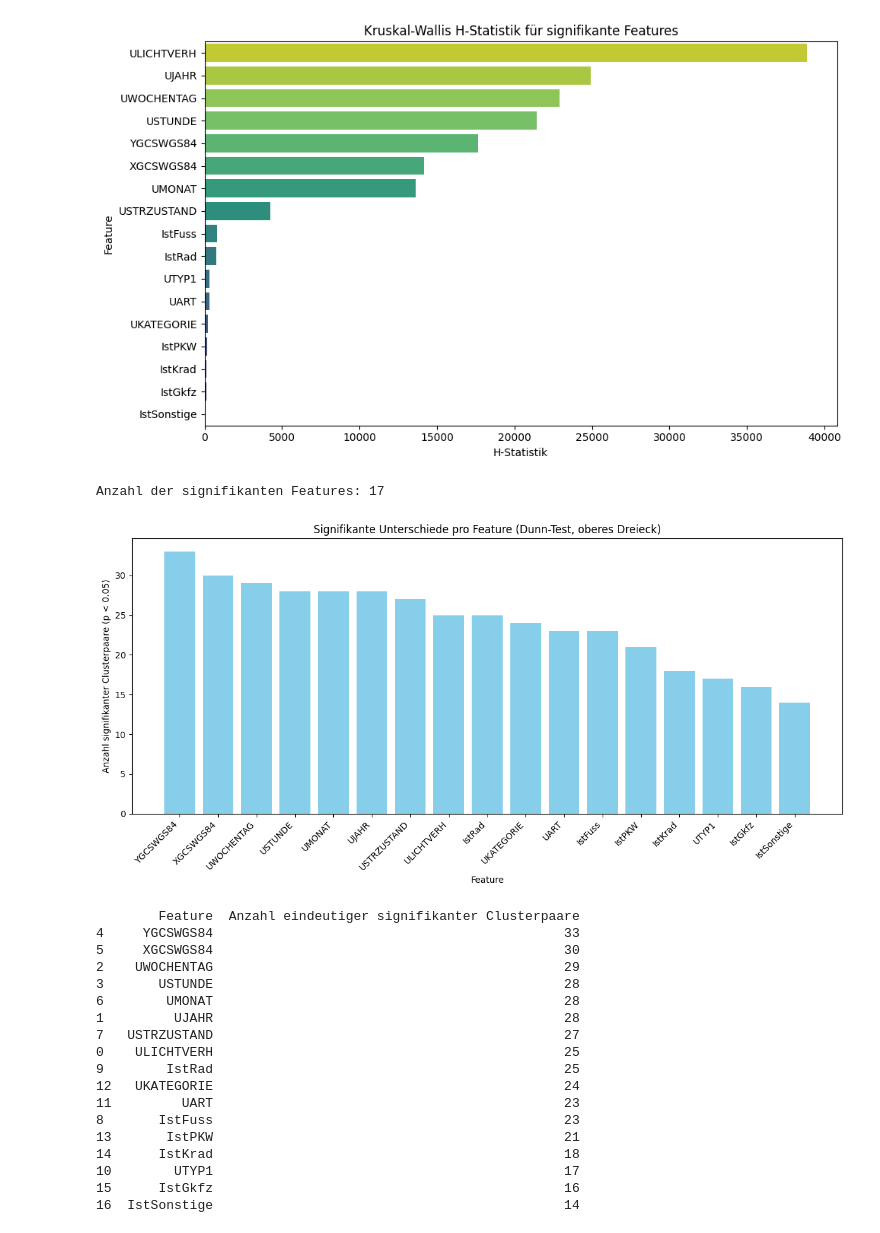
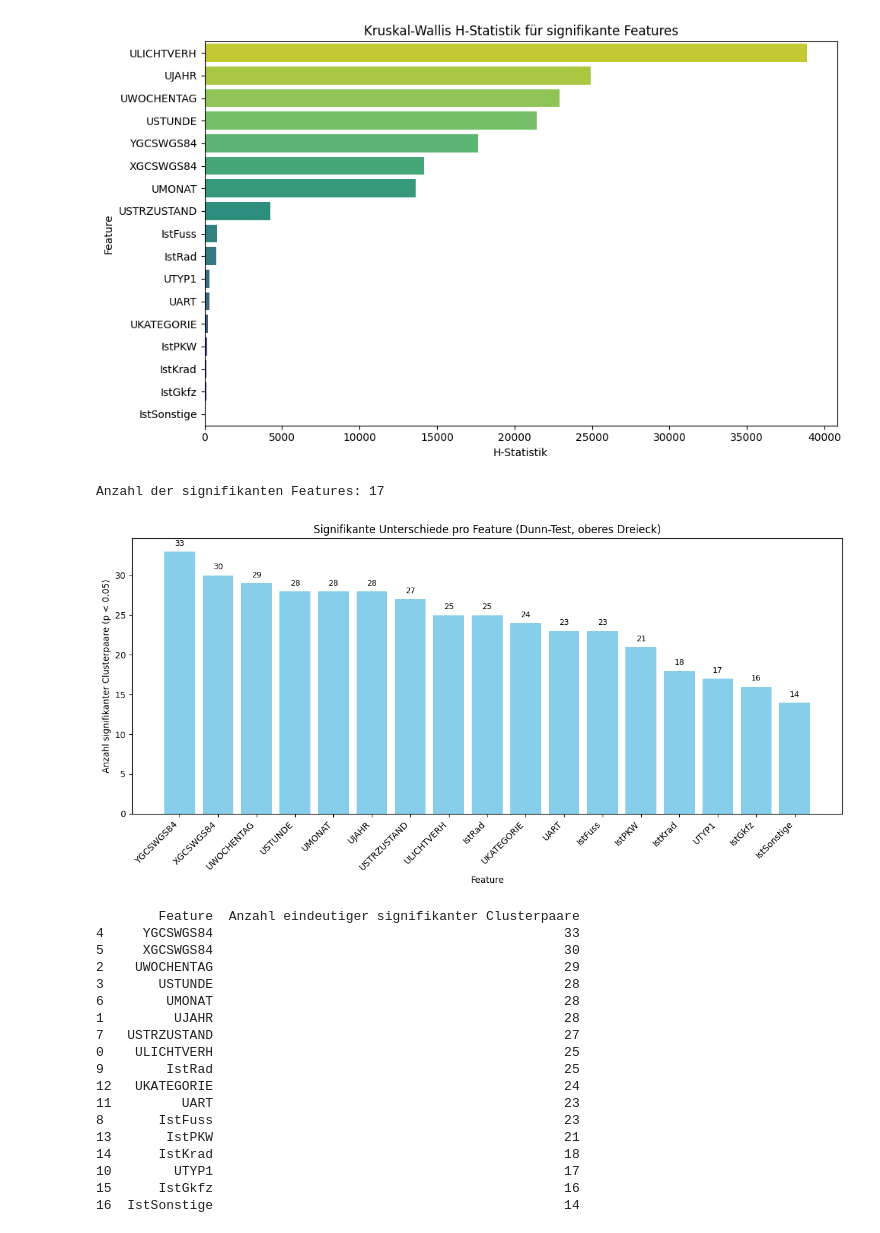
Before and after one commit to ifodor/Verkehrsunfallanalyse, a Jupyter notebook: K-Means/notebooks/02_Kruskal_Wallis_test.ipynb, the cells around one changed output. Cells and saved outputs as stored; diff of their text form; code cells hidden in the pictures.

```diff
--- a/K-Means/notebooks/02_Kruskal_Wallis_test.ipynb
+++ b/K-Means/notebooks/02_Kruskal_Wallis_test.ipynb
@@ -1,26 +1,24 @@
 # %%
-
 # -*- coding: utf-8 -*-
 """
-Auswertung von K-Means-Clustern mit Kruskal-Wallis- und Dunn-Test
+Auswertung von K-Means-Clustern mit Kruskal-Wallis- und Dunn-Test (angepasst an Code 1)
 """
 import os
 import warnings
 warnings.filterwarnings("ignore", category=UserWarning)
 warnings.filterwarnings("ignore", category=FutureWarning)
 
-import pandas as pd        # Für die Arbeit mit Tabellen und DataFrames (z. B. CSV laden, Datenmanipulation)
-import numpy as np         # Für numerische Berechnungen, Arrays, Masken etc.
-from scipy.stats import kruskal  # Für den Kruskal-Wallis-Test (nicht-parametrisch, Gruppenvergleich)
-import joblib              # Zum Laden und Speichern von Modellen und Objekten (z. B. KMeans, Scaler, Encoder)
-import matplotlib.pyplot as plt  # Für die Erstellung von Diagrammen und Visualisierungen
-import seaborn as sns      # Erweiterung für matplotlib mit schöneren und einfacheren Visualisierungen
-import scikit_posthocs as sp  # Für den Dunn-Test
+import pandas as pd
+import numpy as np
+from scipy.stats import kruskal
+import joblib
+import matplotlib.pyplot as plt
+import seaborn as sns
+import scikit_posthocs as sp
 
 # -------------------------------------------
 # 1. Daten laden
 # -------------------------------------------
-
 df_encoded = pd.read_csv("k_means_ohneBEZ_LOR_encoded_data.csv")
 kmeans = joblib.load('kmeans_model.pkl')
 df_encoded['Cluster_Original'] = kmeans.predict(df_encoded.drop(columns=['Cluster_Original'], errors='ignore'))
@@ -41,10 +39,8 @@ binary_vars = ['IstRad', 'IstPKW', 'IstFuss', 'IstKrad', 'IstGkfz', 'IstSonstige
 # 3. Rücktransformation der Daten
 # -------------------------------------------
 df_encoded[numerical_vars + coordinate_vars] = std_scaler.inverse_transform(df_encoded[numerical_vars + coordinate_vars])
-
 onehot_columns = onehot_encoder.get_feature_names_out(nominal_vars)
 df_nominal = pd.DataFrame(onehot_encoder.inverse_transform(df_encoded[onehot_columns]), columns=nominal_vars)
-
 df_encoded = df_encoded.drop(columns=onehot_columns)
 df_encoded = pd.concat([df_encoded, df_nominal], axis=1)
 
@@ -76,7 +72,7 @@ kruskal_df.to_csv("Kruskal-Wallis_results.csv", index=False)
 # 5. Visualisierung signifikanter Merkmale
 # -------------------------------------------
 plt.figure(figsize=(10, 6))
-sns.barplot(x='H-statistic', y='Feature', data=kruskal_df[kruskal_df['p-value'] < 0.05], hue=None, palette='viridis_r')
+sns.barplot(x='H-statistic', y='Feature', data=kruskal_df[kruskal_df['p-value'] < 0.05], palette='viridis_r')
 plt.title('Kruskal-Wallis H-Statistik für signifikante Features')
 plt.xlabel('H-Statistik')
 plt.ylabel('Feature')
@@ -84,17 +80,16 @@ plt.tight_layout()
 plt.savefig("output/plots/Kruskal-Wallis_Signifikante_Features.png", dpi=100, bbox_inches="tight")
 plt.show()
 
-significant_features = kruskal_df[kruskal_df['p-value'] < 0.05]
-print(f"Anzahl der signifikanten Features: {significant_features.shape[0]}")
+significant_features = kruskal_df[kruskal_df['p-value'] < 0.05]['Feature']
+print(f"Anzahl der signifikanten Features: {len(significant_features)}")
 
 # -------------------------------------------
 # 6. Dunn-Test für signifikante Merkmale
 # -------------------------------------------
 dunn_results = {}
-for feature in significant_features['Feature']:
+for feature in significant_features:
     dunn_results[feature] = sp.posthoc_dunn(
-        df_encoded, val_col=feature, group_col='Cluster_Original', p_adjust='bonferroni'
-    )
+        df_encoded, val_col=feature, group_col='Cluster_Original', p_adjust='bonferroni')
 
 with pd.ExcelWriter("Dunn_Test_results.xlsx") as writer:
     for feature, df in dunn_results.items():
@@ -114,11 +109,16 @@ summary_unique_df = pd.DataFrame(summary_unique.items(), columns=['Feature', 'An
 summary_unique_df = summary_unique_df.sort_values(by="Anzahl eindeutiger signifikanter Clusterpaare", ascending=False)
 
 plt.figure(figsize=(12, 6))
-plt.bar(summary_unique_df['Feature'], summary_unique_df['Anzahl eindeutiger signifikanter Clusterpaare'], color='skyblue')
+bars = plt.bar(summary_unique_df['Feature'], summary_unique_df['Anzahl eindeutiger signifikanter Clusterpaare'], color='skyblue')
 plt.xlabel('Feature')
 plt.ylabel('Anzahl signifikanter Clusterpaare (p < 0.05)')
 plt.title('Signifikante Unterschiede pro Feature (Dunn-Test, oberes Dreieck)')
 plt.xticks(rotation=45, ha='right')
+# Zahlen über Balken
+for bar in bars:
+    yval = bar.get_height()
+    plt.text(bar.get_x() + bar.get_width() / 2, yval + 0.5, int(yval), ha='center', va='bottom', fontsize=9)
+
 plt.tight_layout()
 plt.savefig("output/plots/Dunn_Test_Signifikante_Features_eindeutig.png", dpi=100, bbox_inches="tight")
 plt.show()
@@ -156,34 +156,34 @@ plt.ylabel('Clusterpaar')
 plt.title('Signifikante Clusterpaare und p-Werte (Dunn-Test)')
 plt.xticks(rotation=45, ha='right')
 plt.yticks(rotation=0)
 plt.tight_layout()
 plt.savefig("output/plots/Signifikante_Clusterpaare_und_p-Werte_nach_Dunn-Test.png", dpi=100, bbox_inches="tight")
 plt.show()
 
 significant_pairs_with_pvalues_df.to_csv("Signifikante_Clusterpaare_mit_p_Werten.csv", index=False)
 # %% [output]
 Kruskal-Wallis-Test für rücktransformierte Daten:
          Feature   H-statistic        p-value
 15   ULICHTVERH  38866.758804   0.000000e+00
 0         UJAHR  24911.009650   0.000000e+00
 3    UWOCHENTAG  22892.455602   0.000000e+00
 2       USTUNDE  21446.593442   0.000000e+00
 12    YGCSWGS84  17655.348686   0.000000e+00
 11    XGCSWGS84  14180.020220   0.000000e+00
 1        UMONAT  13603.067412   0.000000e+00
 16  USTRZUSTAND   4263.528867   0.000000e+00
 7       IstFuss    784.852059  3.784315e-164
 5        IstRad    760.421505  6.948985e-159
 14        UTYP1    334.053131   2.287248e-67
 13         UART    300.896336   2.653926e-60
 4    UKATEGORIE    225.651021   2.461343e-44
 6        IstPKW    164.629995   1.718930e-31
 8       IstKrad    131.586454   1.326494e-24
 9       IstGkfz    121.185425   1.886701e-22
 10  IstSonstige     85.756997   3.368180e-15
 [figure]
 Anzahl der signifikanten Features: 17
-[figure, old version]
+[figure, new version]
         Feature  Anzahl eindeutiger signifikanter Clusterpaare
 4     YGCSWGS84                                             33
 5     XGCSWGS84                                             30
```
